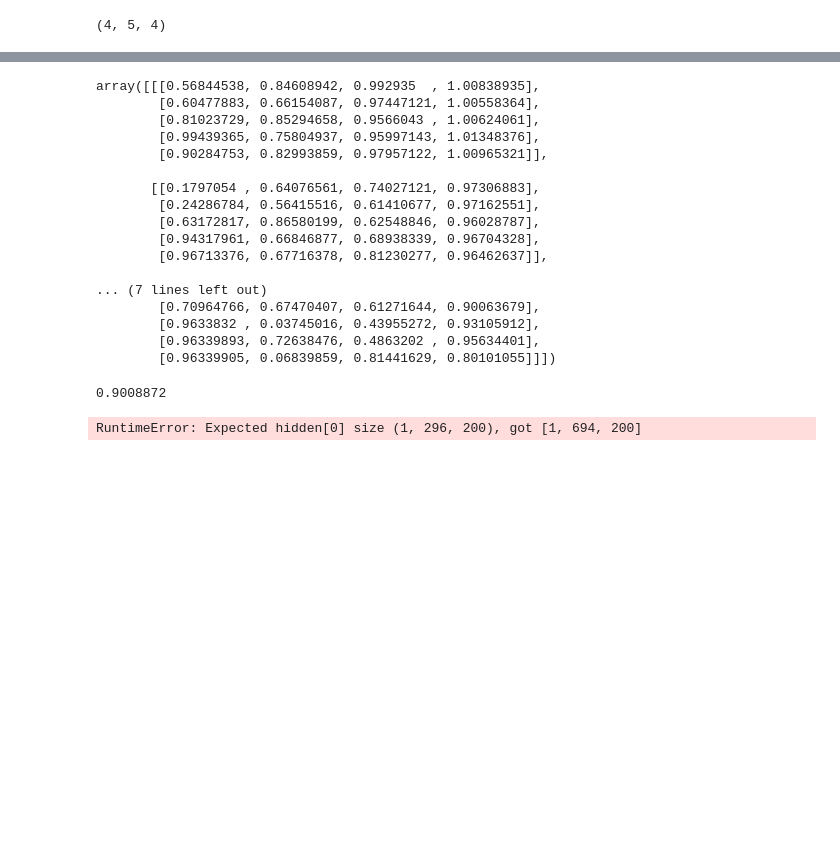
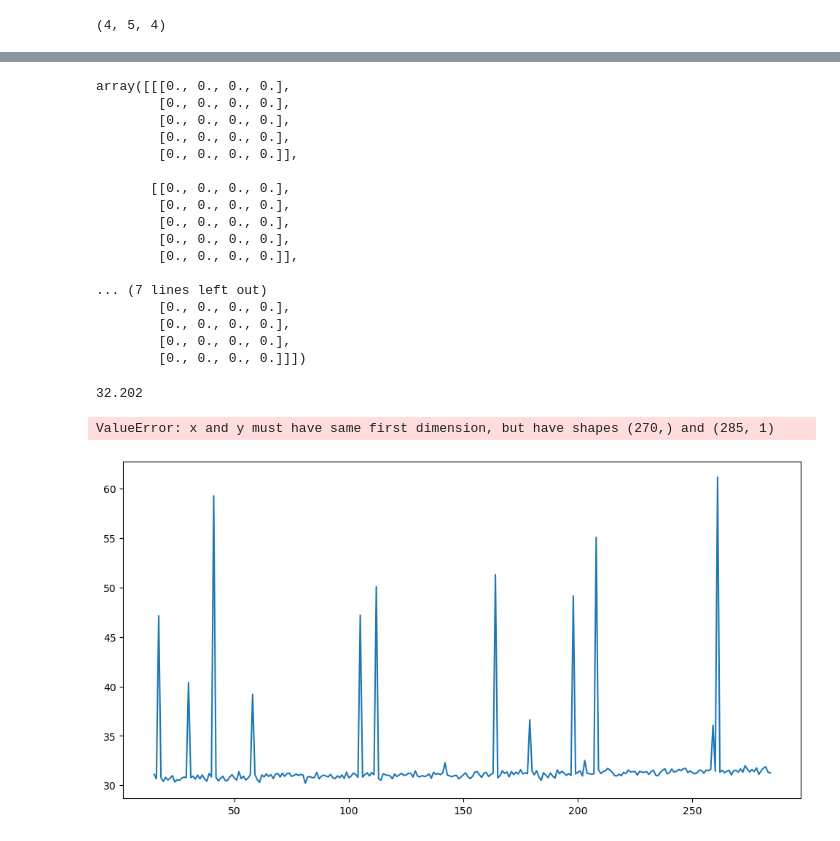
Before and after one commit to shahdivyank/turion-space, a Jupyter notebook: models/lstm.ipynb, the cells around one changed output, grey strips where cells are left out. Cells and saved outputs as stored; diff of their text form; code cells hidden in the pictures; blank space fills up the shorter version.

Commit message:
test rsme

```diff
--- a/models/lstm.ipynb
+++ b/models/lstm.ipynb
@@ -22,29 +22,33 @@ def prepare(sequence):
         xs = []
         ys = []
         tests = []
+        test_ys = []
         for i in range(len(data) - seq_length):
             x = data[i: (i + seq_length)] # 20 datapoints
             y = data[i + seq_length] # 21st datapoint
             test = testdata[i: (i + seq_length)]
 
-            if i + seq_length <= len(testdata):
+            if i + seq_length < len(testdata):
                 test = testdata[i: (i + seq_length)]
+                test_y = testdata[i + seq_length]
                 tests.append(test)
+                test_ys.append(test_y)
             xs.append(x)
             ys.append(y)
 
-        return np.array(xs), np.array(ys), np.array(tests)
+        return np.array(xs), np.array(ys), np.array(tests), np.array(test_ys)
 
-    X, y, TEST = create_sequences(data, testdata, SEQ_LENGTH,)
+    X, y, TEST, TEST_y = create_sequences(data, testdata, SEQ_LENGTH)
 
     TRAIN_X = torch.tensor(X[:, :, None], dtype=torch.float32)
     TRAIN_Y = torch.tensor(y[:, None], dtype=torch.float32)
 
     TEST_X = torch.tensor(TEST[:, :, None], dtype=torch.float32)
+    TEST_Y = torch.tensor(TEST_y[:, None], dtype=torch.float32)
 
-    return TRAIN_X, TRAIN_Y, TEST_X
+    return TRAIN_X, TRAIN_Y, TEST_X, TEST_Y
 # %%
-TRAIN_X, TRAIN_Y, TEST_X = prepare(5)
+TRAIN_X, TRAIN_Y, TEST_X, TEST_Y = prepare(15)
 # %%
 TEST_X.shape, TRAIN_X.shape
 # %% [output]
@@ -274,56 +299,59 @@ results[4]
 
 # 0.03323467 at 500 epochs with 15 sequence_length 250 hidden layers and learning rate of .01
 # %% [output]
-array([[[0.56844538, 0.84608942, 0.992935  , 1.00838935],
-        [0.60477883, 0.66154087, 0.97447121, 1.00558364],
-        [0.81023729, 0.85294658, 0.9566043 , 1.00624061],
-        [0.99439365, 0.75804937, 0.95997143, 1.01348376],
-        [0.90284753, 0.82993859, 0.97957122, 1.00965321]],
+array([[[0., 0., 0., 0.],
+        [0., 0., 0., 0.],
+        [0., 0., 0., 0.],
+        [0., 0., 0., 0.],
+        [0., 0., 0., 0.]],
 
-       [[0.1797054 , 0.64076561, 0.74027121, 0.97306883],
-        [0.24286784, 0.56415516, 0.61410677, 0.97162551],
-        [0.63172817, 0.86580199, 0.62548846, 0.96028787],
-        [0.94317961, 0.66846877, 0.68938339, 0.96704328],
-        [0.96713376, 0.67716378, 0.81230277, 0.96462637]],
+       [[0., 0., 0., 0.],
+        [0., 0., 0., 0.],
+        [0., 0., 0., 0.],
+        [0., 0., 0., 0.],
+        [0., 0., 0., 0.]],
 
 ... (7 lines left out)
-        [0.70964766, 0.67470407, 0.61271644, 0.90063679],
-        [0.9633832 , 0.03745016, 0.43955272, 0.93105912],
-        [0.96339893, 0.72638476, 0.4863202 , 0.95634401],
-        [0.96339905, 0.06839859, 0.81441629, 0.80101055]]])
+        [0., 0., 0., 0.],
+        [0., 0., 0., 0.],
+        [0., 0., 0., 0.],
+        [0., 0., 0., 0.]]])
 # %%
 # 0.02648036 at 400 epochs with 15 sequence_length 200 hidden layers and learning rate of .01
 
-TRAIN_X, TRAIN_Y, TEST_X = prepare(5)
+TRAIN_X, TRAIN_Y, TEST_X, TEST_Y = prepare(15)
 model, criterion, optimizer = define_model(200, 0.01)
 h0, c0 = train(model, criterion, optimizer, TRAIN_X, TRAIN_Y, 400)
+h0_test = h0[:, :TEST_X.size(0), :].contiguous()
+c0_test = c0[:, :TEST_X.size(0), :].contiguous()
 
-rsme = test(model, TRAIN_X, TRAIN_Y, h0, c0)
+rsme = test(model, TEST_X, TEST_Y, h0_test, c0_test)
 # %%
 rsme
 # %% [output]
-0.9008872
+32.202
 # %%
 import matplotlib.pyplot as plt
 
-def visualize(model, h0, c0, data, seq_length, TEST_X):
+def visualize(model, h0, c0, TEST_Y, seq_length, TEST_X):
     model.eval()
     predicted, _, _ = model(TEST_X, h0, c0)
 
     predicted = predicted.detach().numpy()
 
-    original = data[seq_length:]
-    time_steps = np.arange(seq_length, len(data))
+    original = TEST_Y[seq_length:]
+    time_steps = np.arange(seq_length, len(TEST_Y))
 
     plt.figure(figsize=(12, 6))
     plt.plot(time_steps, original, label='Original Data')
     plt.plot(time_steps, predicted, label='Predicted Data', linestyle='--')
     plt.title('LSTM Model Predictions vs. Original Data')
     plt.xlabel('Time Step')
     plt.ylabel('Value')
     plt.legend()
     plt.show()
 
-visualize(model, h0, c0, dataset, 15, TEST_X)
+visualize(model, h0_test, c0_test, TEST_Y, 15, TEST_X)
 # %% [output]
-RuntimeError: Expected hidden[0] size (1, 296, 200), got [1, 694, 200]
+ValueError: x and y must have same first dimension, but have shapes (270,) and (285, 1)
+[figure, added]
```
Also changed, not shown: parts of 10 cells of this notebook.
